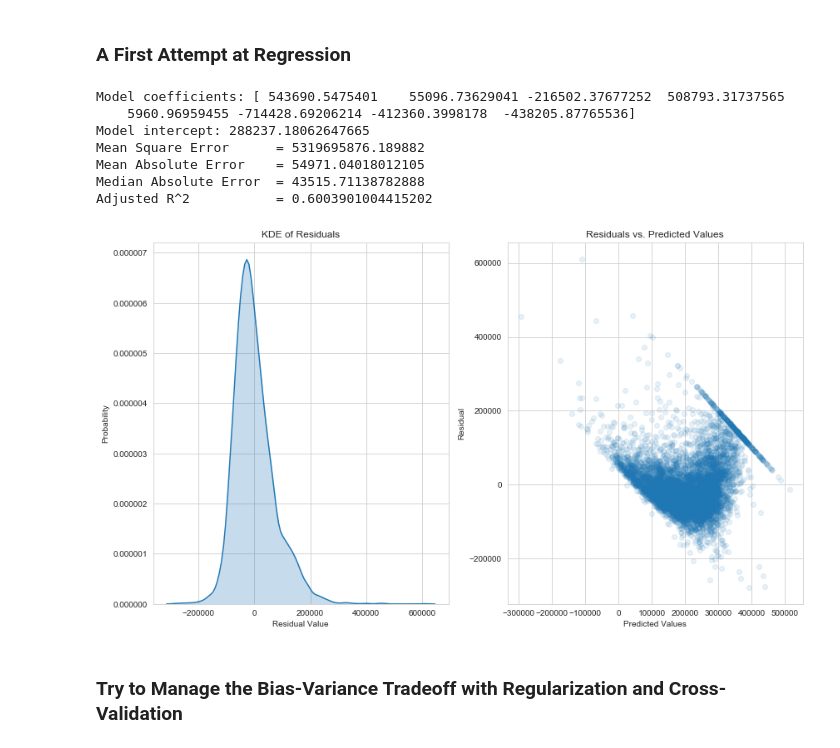
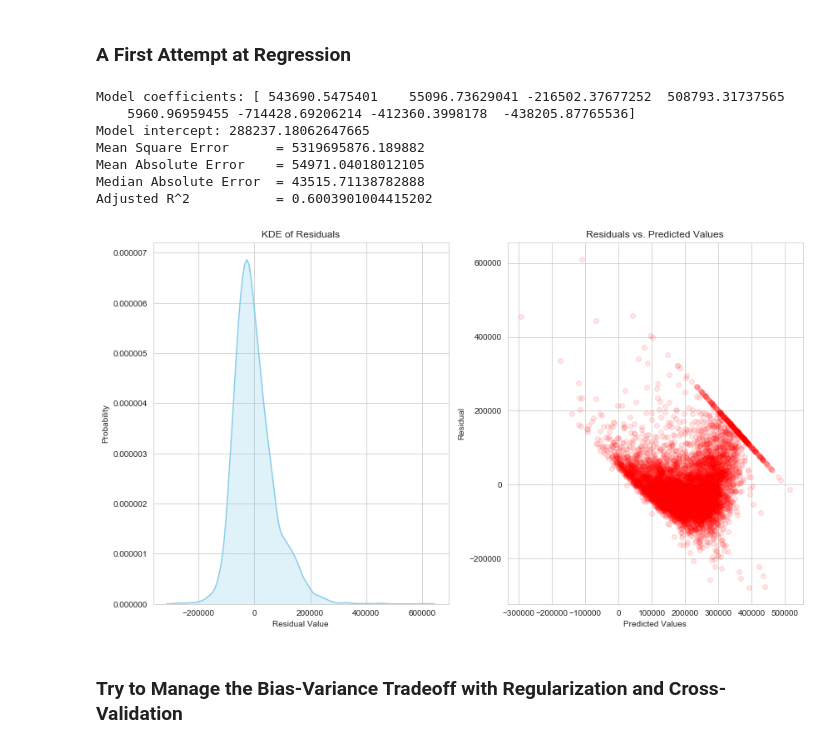
Before and after one commit to rchanchani/ML, a Jupyter notebook: California Regression.ipynb, the cells around one changed output. Saved outputs shown, nothing was run; the diff lists cells and outputs as text; code cells hidden in the pictures.

```diff
--- a/California Regression.ipynb
+++ b/California Regression.ipynb
@@ -234,7 +254,10 @@ def evaluate_model(n_params, y_test, y_score):
     print('Median Absolute Error  = ' + str(sklm.median_absolute_error(y_test, y_score)))
     print('Adjusted R^2           = ' + str(r2_adj))
 
+    # Calculate residuals
     resids = np.subtract(y_test.reshape(-1,1), y_score.reshape(-1,1))
+
+    # Plot the KDE of residuals as a subplot
     fig = plt.figure(figsize=(14,8), tight_layout=False)
     gs = gridspec.GridSpec(nrows=1, ncols=2)
     sns.set_style('whitegrid')
@@ -242,13 +265,13 @@ def evaluate_model(n_params, y_test, y_score):
     ax.set_xlabel('Residual Value')
     ax.set_ylabel('Probability')
     ax.set_title('KDE of Residuals')
-    sns.distplot(resids, hist=False, kde_kws={"shade": True}, ax=ax)
-
+    sns.distplot(resids, hist=False, color='skyblue', kde_kws={"shade": True}, ax=ax)
+    # Plot the scatter plot of residuals as a subplot
     ax = fig.add_subplot(gs[0,1])
     ax.set_title('Residuals vs. Predicted Values')
     ax.set_xlabel('Predicted Values')
     ax.set_ylabel('Residual')
-    sns.regplot(y_score, resids, fit_reg=False, scatter_kws={'alpha':0.1}, ax=ax)
+    sns.regplot(y_score, resids, fit_reg=False, color='red', scatter_kws={'alpha':0.1}, ax=ax)
 # %% [markdown]
 ## Train, Test, and Evaluate Estimators
 # %% [markdown]
@@ -256,21 +279,22 @@ Choosing the correct estimator for a given problem can be difficult and depends
 # %% [markdown]
 ### A First Attempt at Regression
 # %%
+# Unregularized multiple linear regression model
 lin_mod = lm.LinearRegression(fit_intercept=True, n_jobs=-1)
 lin_mod.fit(x_train, y_train)
 print("Model coefficients: {0}".format(lin_mod.coef_))
 print("Model intercept: {0}".format(lin_mod.intercept_))
-y_score = lin_mod.predict(x_test)
-evaluate_model(y_test=y_test, y_score=y_score, n_params=len(house_df.columns))
+y_score_lin = lin_mod.predict(x_test)
+evaluate_model(y_test=y_test, y_score=y_score_lin, n_params=len(house_df.columns))
 # %% [output]
 Model coefficients: [ 543690.5475401    55096.73629041 -216502.37677252  508793.31737565
     5960.96959455 -714428.69206214 -412360.3998178  -438205.87765536]
 Model intercept: 288237.18062647665
 Mean Square Error      = 5319695876.189882
 Mean Absolute Error    = 54971.04018012105
 Median Absolute Error  = 43515.71138782888
 Adjusted R^2           = 0.6003901004415202
-[figure, old version]
+[figure, new version]
 # %% [markdown]
 ### Try to Manage the Bias-Variance Tradeoff with Regularization and Cross-Validation
 # %% [markdown]
```
Also changed, not shown: parts of 22 cells of this notebook.
